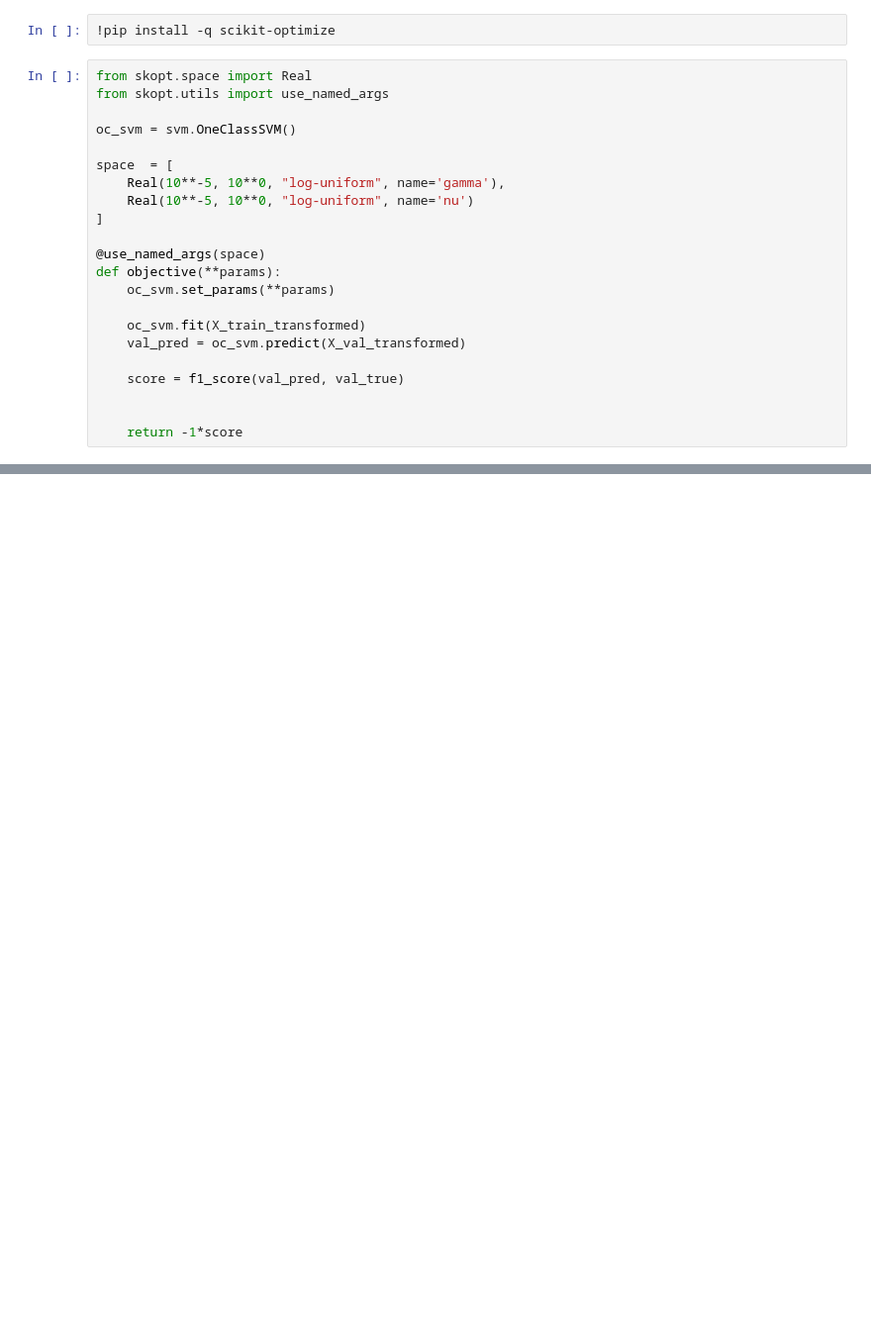
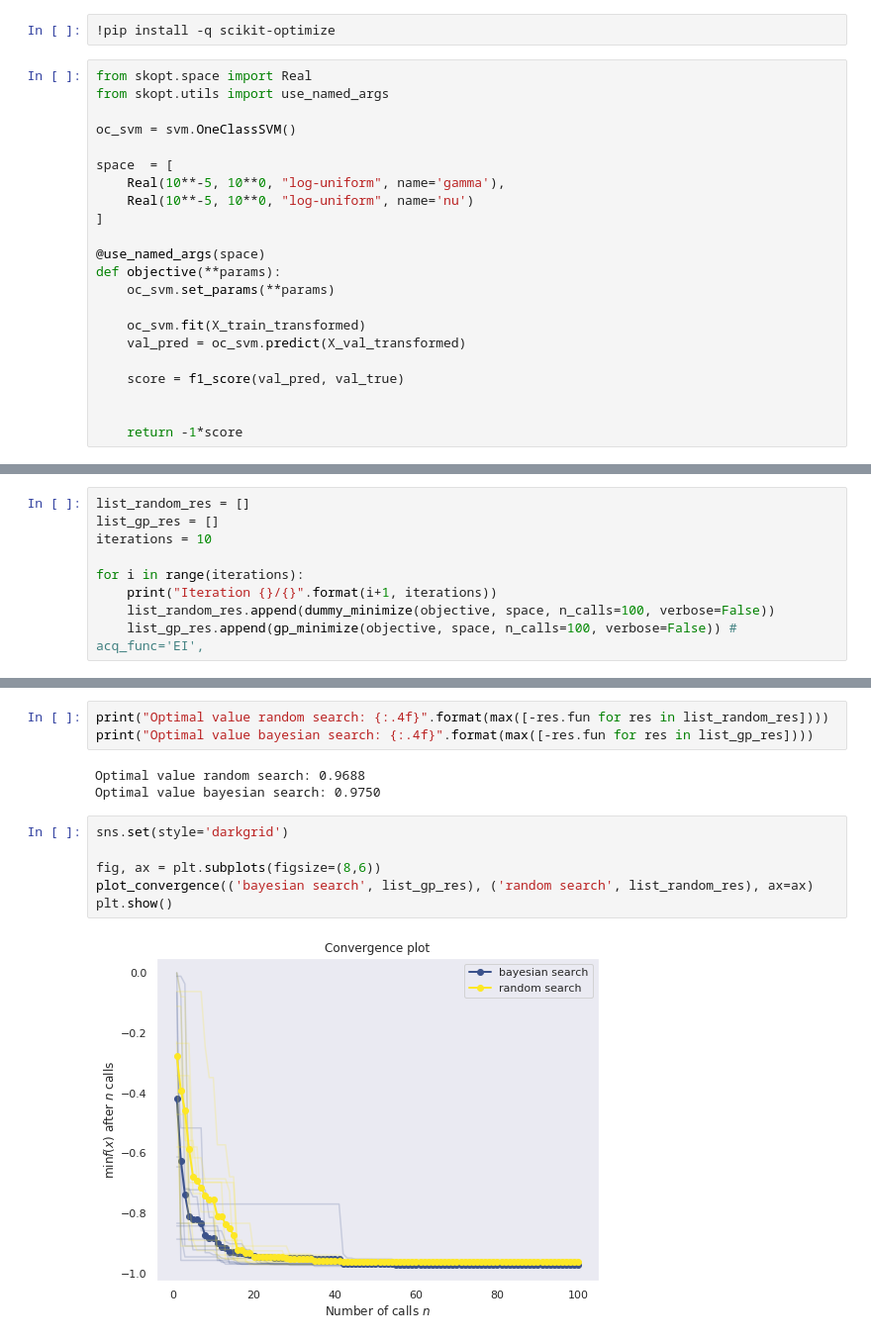
Before and after one commit to Mmiglio/SpeechRecognition, a Jupyter notebook: notebooks/Inception.ipynb, the cells around one changed output, grey strips where cells are left out. Shown: that part at 99% size. Drawn from its saved outputs; the diff is of its cells as text; blank space fills up the shorter version.

```diff
--- a/notebooks/Inception.ipynb
+++ b/notebooks/Inception.ipynb
@@ -484,0 +505,9 @@ F1-score: 0.9716
+# %%
+list_random_res = []
+list_gp_res = []
+iterations = 10
+
+for i in range(iterations):
+    print("Iteration {}/{}".format(i+1, iterations))
+    list_random_res.append(dummy_minimize(objective, space, n_calls=100, verbose=False))
+    list_gp_res.append(gp_minimize(objective, space, n_calls=100, verbose=False)) # acq_func='EI',
@@ -484,0 +525,14 @@ F1-score: 0.9716
+# %%
+print("Optimal value random search: {:.4f}".format(max([-res.fun for res in list_random_res])))
+print("Optimal value bayesian search: {:.4f}".format(max([-res.fun for res in list_gp_res])))
+# %% [output]
+Optimal value random search: 0.9688
+Optimal value bayesian search: 0.9750
+# %%
+sns.set(style='darkgrid')
+
+fig, ax = plt.subplots(figsize=(8,6))
+plot_convergence(('bayesian search', list_gp_res), ('random search', list_random_res), ax=ax)
+plt.show()
+# %% [output]
+[figure, added]
```
Also changed, not shown: parts of 20 cells of this notebook.
